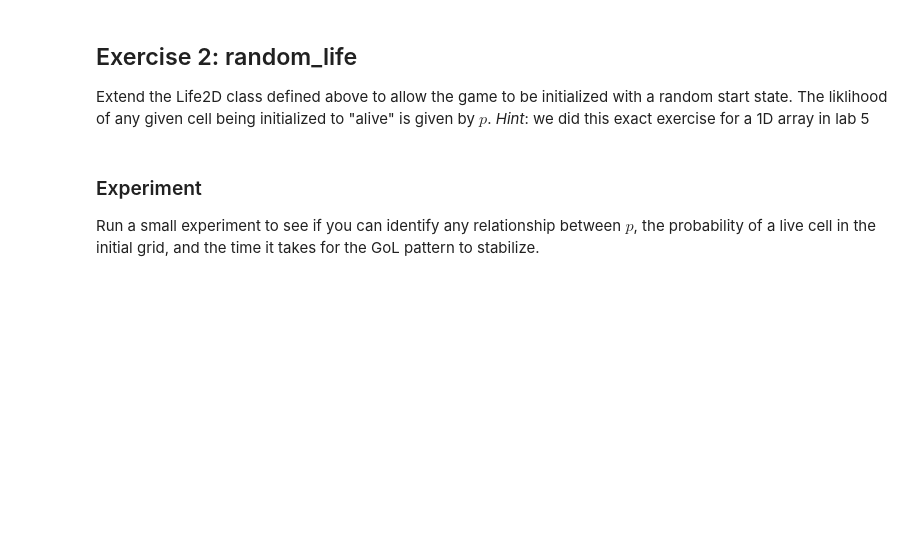
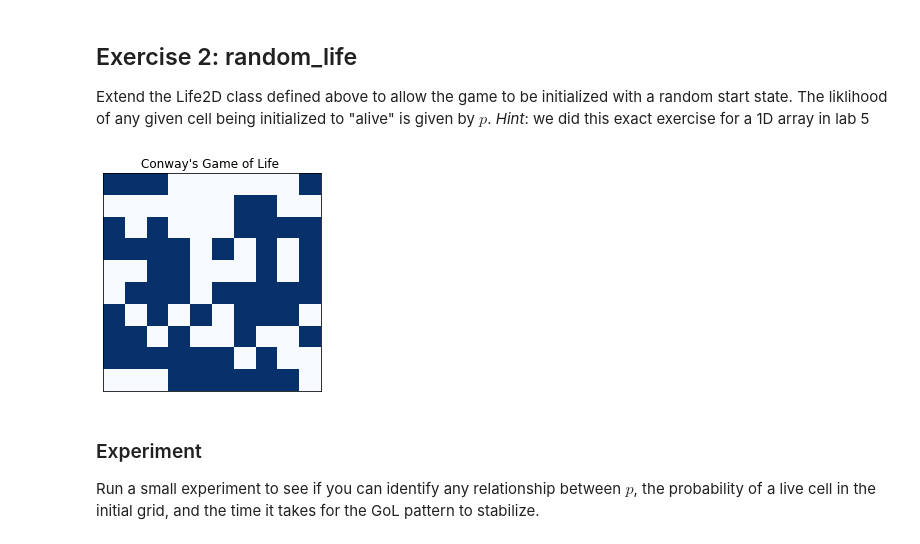
Before and after one commit to owengenge/cap-comp215, a Jupyter notebook: labs/lab06.ipynb, the cells around one changed output. Saved outputs shown, nothing was run; the diff lists cells and outputs as text; code cells hidden in the pictures; blank space fills up the shorter version.

```diff
--- a/labs/lab06.ipynb
+++ b/labs/lab06.ipynb
@@ -182,34 +183,37 @@ class Life2D:
         """ Construct a n_rows x n_cols 2D CA """
         n_cols = n_cols or n_rows  # i.e., n_cols if n_cols is not None and n_cols != 0 else n_rows
         self.state = np.zeros(shape=(n_rows, n_cols), dtype=np.uint8)
 
     def step(self):
         """ Executes one time step. """
         transitions = correlate2d(self.state, self.kernel, mode='same', boundary='wrap')
         self.state = self.next_state[transitions]
 
     def draw(self, axes=None, step=''):
         axes = axes or plt.gca()   # use pyplot's current axes if none are provided.
         plot_2D_array(self.state, axes, title=f"Conway's Game of Life {step}")
 
 class BetterLife2D(Life2D):
     """ Improvements on the basic Life2D model """
 
     def randomize_state(self, p):
         """ Randomize the state of this GoL, where probability of a "live" cell is p """
         n_rows, n_cols = self.state.shape
         self.state = np.array([[1 if random.random() < p else 0 for i in range(n_cols)] for i in range(n_rows)])
         return self
 
 def random_life(n_rows, n_cols=None, p=0.5):
     """ Return a Life2D object of given dimensions with initial randomized state where "live" cells have probability p """
     array_2D = BetterLife2D(n_rows)
     return array_2D.randomize_state(p)
 
-random_life(n_rows=7, p=0.6)
+#random_life(n_rows=7, p=0.6)
 
 
 ca = BetterLife2D(n_rows=10).randomize_state(p=0.5)
+ca.draw()
+# %% [output]
+[figure, added]
 # %% [markdown]
 ### Experiment
 Run a small experiment to see if you can identify any relationship between $p$, the probability of a live cell in the initial grid, and the time it takes for the GoL pattern to stabilize.
```
Also changed, not shown: parts of 7 cells of this notebook.
